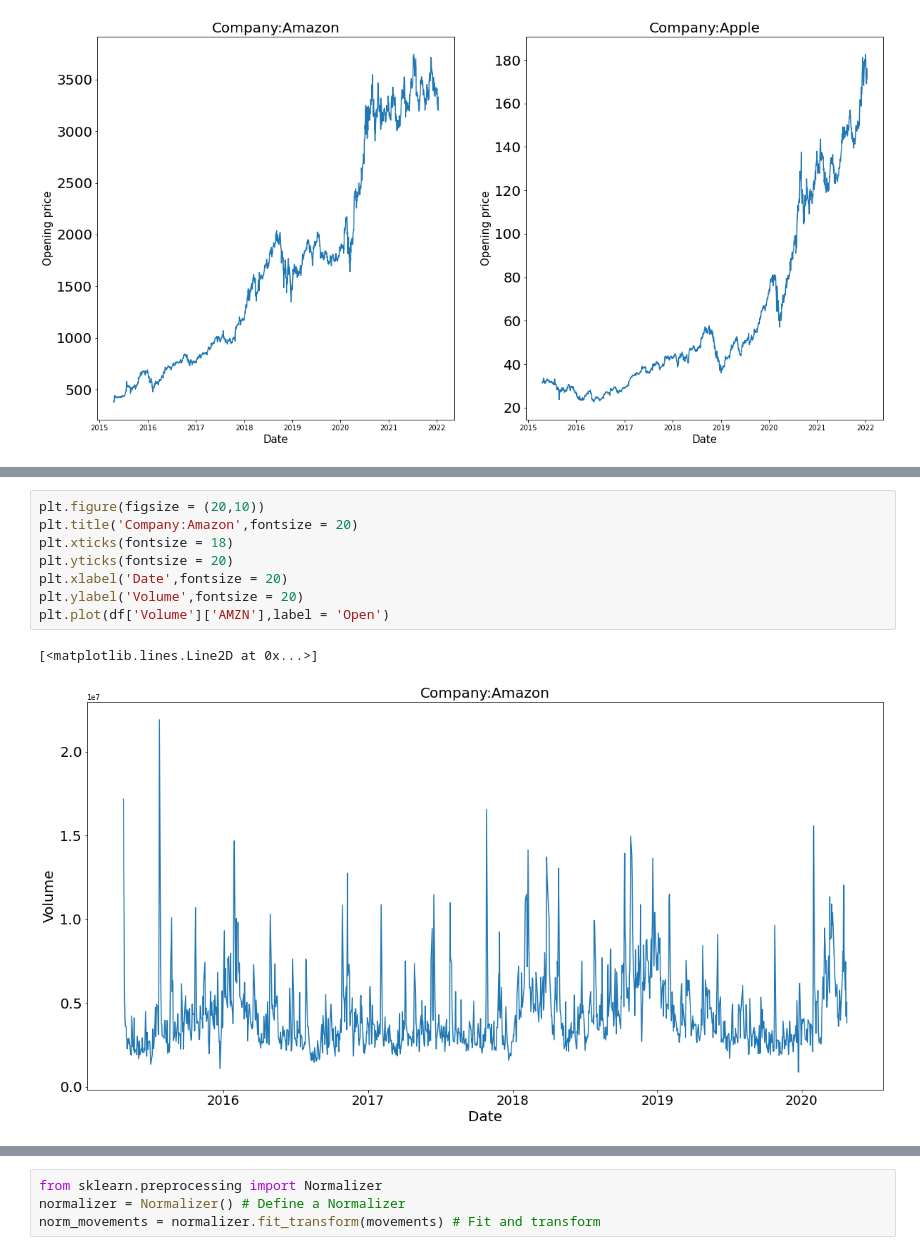
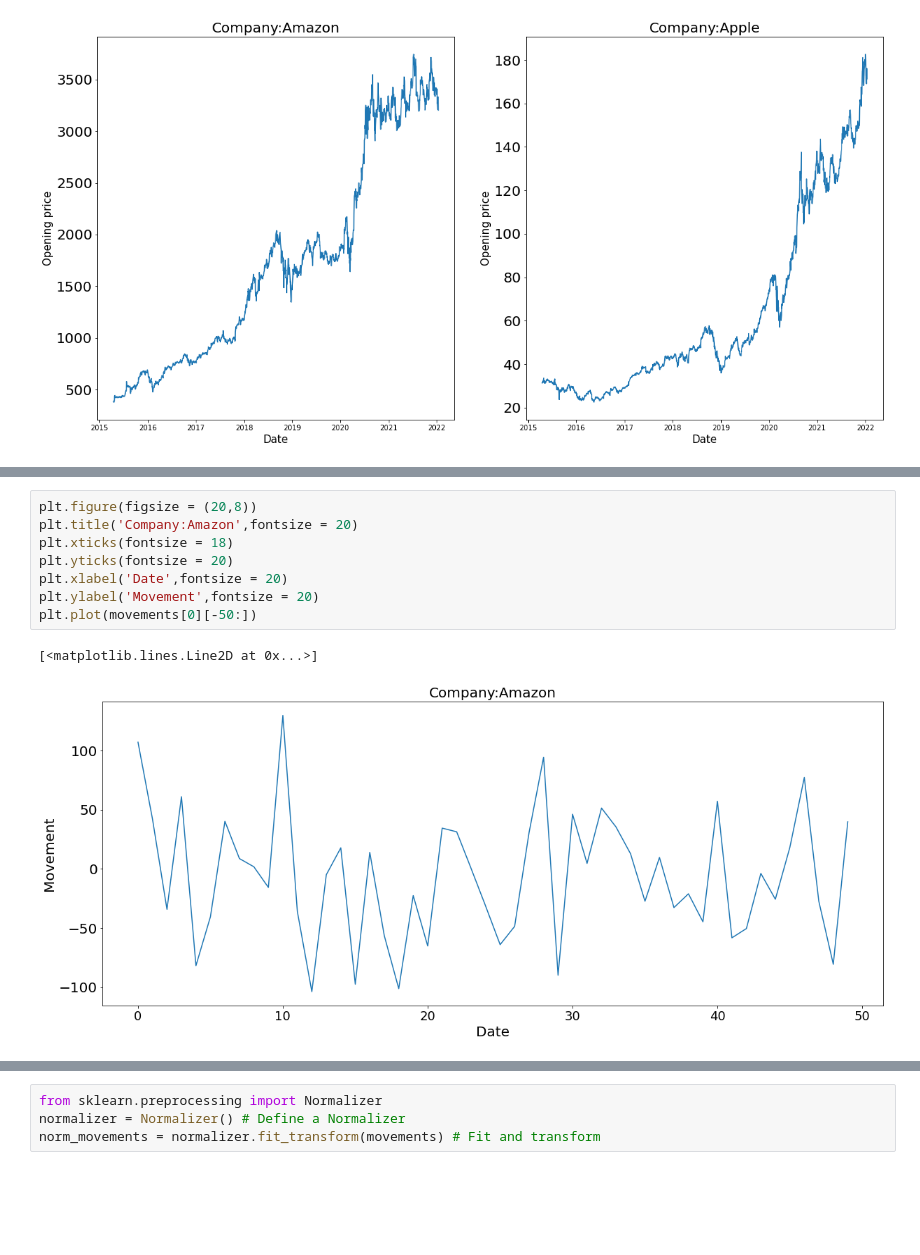
Before and after one commit to Tobi-DataDetective/Stock_Market_Clustering_Using_Kmeans, a Jupyter notebook: Stock_Market_Clustering_Using_Kmeans.ipynb, the cells around one changed output, grey strips where cells are left out. Drawn from its saved outputs; the diff is of its cells as text; blank space fills up the shorter version.

```diff
--- a/Stock_Market_Clustering_Using_Kmeans.ipynb
+++ b/Stock_Market_Clustering_Using_Kmeans.ipynb
@@ -297,11 +310,11 @@ plt.plot(movements[0][0:30])
 # %%
-plt.figure(figsize = (20,10))
+plt.figure(figsize = (20,8))
 plt.title('Company:Amazon',fontsize = 20)
 plt.xticks(fontsize = 18)
 plt.yticks(fontsize = 20)
 plt.xlabel('Date',fontsize = 20)
-plt.ylabel('Volume',fontsize = 20)
-plt.plot(df['Volume']['AMZN'],label = 'Open')
+plt.ylabel('Movement',fontsize = 20)
+plt.plot(movements[0][-50:])
 # %% [output]
 [<matplotlib.lines.Line2D at 0x...>]
-[figure, old version]
+[figure, new version]
```
Also changed, not shown: parts of 21 cells of this notebook.
